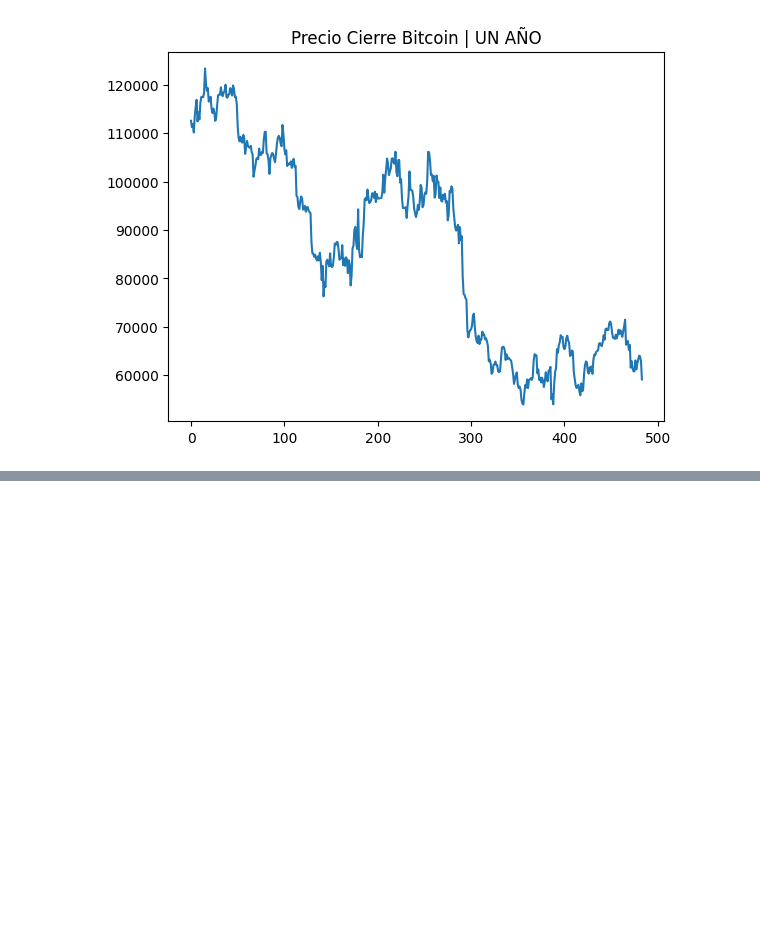
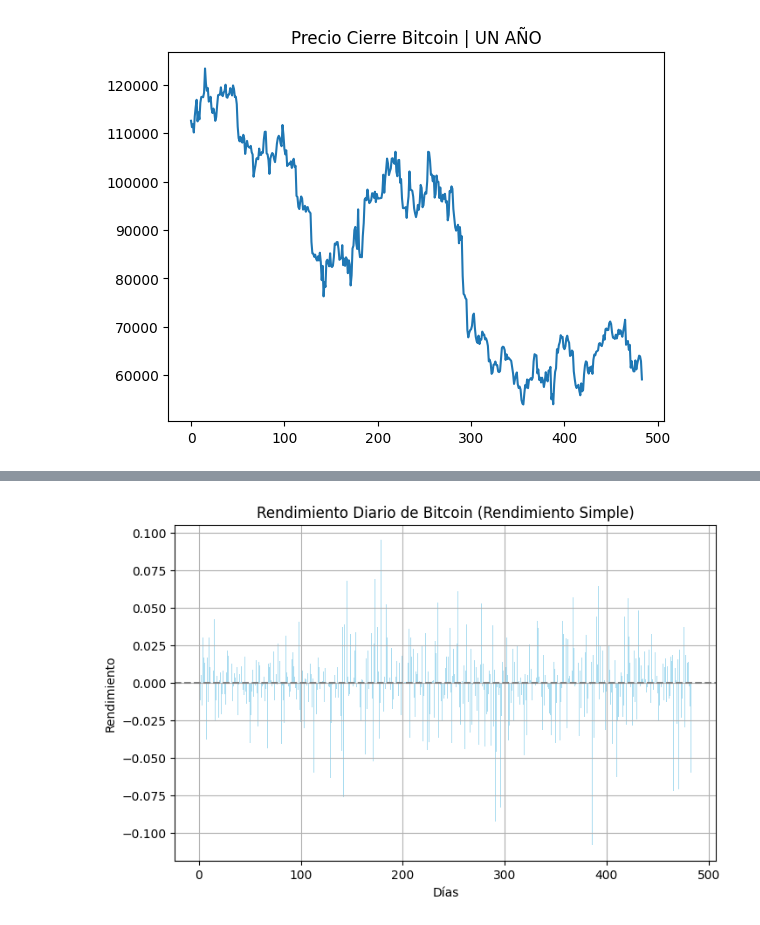
Before and after one commit to Seikened/semestre_v, a Jupyter notebook: ciencia_de_datos_aplicada_a_la_economia/clase_2.ipynb, the cells around one changed output, grey strips where cells are left out. Cells and saved outputs as stored; diff of their text form; code cells hidden in the pictures; blank space fills up the shorter version.

```diff
--- a/ciencia_de_datos_aplicada_a_la_economia/clase_2.ipynb
+++ b/ciencia_de_datos_aplicada_a_la_economia/clase_2.ipynb
@@ -89 +110,16 @@ Text(0.5, 1.0, 'Rendimiento Bitcoin | RENDIMIENTO SIMPLE')
+# %%
+# Rendimiento profe
+
+
+
+plt.figure(figsize=(8, 5))
+plt.bar(range(1,len(rendimiento_bitcoin_shift_list)+1), rendimiento_bitcoin_shift_list, color='skyblue', alpha=0.7)
+
+plt.title("Rendimiento Diario de Bitcoin (Rendimiento Simple)")
+plt.xlabel("Días")
+plt.ylabel("Rendimiento")
+plt.axhline(0,color='gray', linestyle='--')
+plt.grid(True)
+# %% [output]
+[figure, added]
 # %%
```
Also changed, not shown: parts of 8 cells of this notebook, 3 other files.
